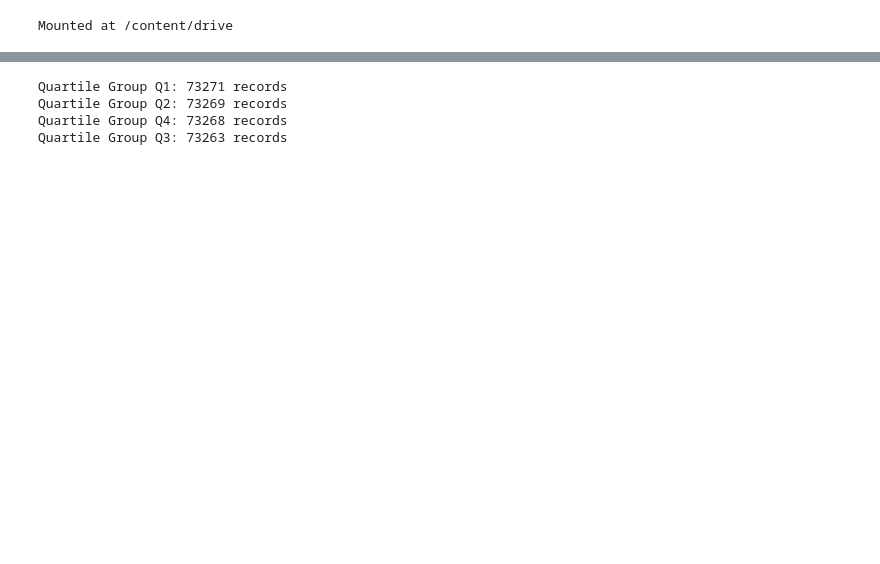
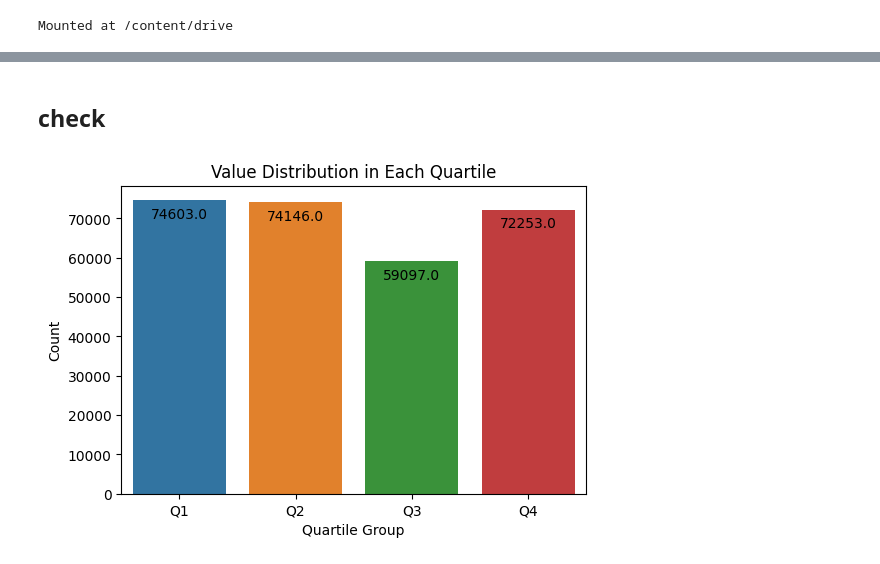
Before and after one commit to qmcnn/PROJECT, a Jupyter notebook: Quartile.ipynb, the cells around one changed output, grey strips where cells are left out. Drawn from its saved outputs; the diff is of its cells as text; code cells hidden in the pictures; blank space fills up the shorter version.

```diff
--- a/Quartile.ipynb
+++ b/Quartile.ipynb
@@ -72,13 +80,24 @@ slope
-# %%
-# Count the number of records in each group
-group_counts = slope['quartile_group'].value_counts()
-
-# Iterate over quartile groups and print the
-#ลูป for นี้จะวนลูปผ่านค่าที่อยู่ใน group_counts และแสดงข้อความที่บอกว่าเป็นกลุ่มควอนไทล์ใดพร้อมกับจำนวนระเบียนในกลุ่มนั้นออกทางหน้าจอ โดยใช้ .items() เพื่อรับค่าแต่ละคู่ใน Series และแสดงผลลัพธ์ในรูปแบบ "Quartile Group [ชื่อกลุ่ม]: [จำนวนระเบียน] records"
-for group_label, count in group_counts.items():
-    print(f'Quartile Group {group_label}: {count} records')
-# %% [output]
-Quartile Group Q1: 73271 records
-Quartile Group Q2: 73269 records
-Quartile Group Q4: 73268 records
-Quartile Group Q3: 73263 records
+# %% [markdown]
+## **check**
+# %%
+import pandas as pd
+import seaborn as sns
+import matplotlib.pyplot as plt
+
+quartile_counts = slope['SlopeCategory'].value_counts()
+desired_order = ['Q1', 'Q2', 'Q3', 'Q4']
+
+# Step 2: Create a bar plot to visualize the quartile distribution with actual counts on top of each bar
+plt.figure(figsize=(6, 4))
+ax = sns.barplot(x=quartile_counts.index, y=quartile_counts.values, order=desired_order)
+plt.xlabel('Quartile Group')
+plt.ylabel('Count')
+plt.title('Value Distribution in Each Quartile')
+
+# Display the counts on top of each bar
+for p in ax.patches:
+    ax.annotate(f'{p.get_height()}', (p.get_x() + p.get_width() / 2., p.get_height()),
+                ha='center', va='center', xytext=(0, -10), textcoords='offset points')
+plt.show()
+# %% [output]
+[figure, added]
```
Also changed, not shown: parts of 18 cells of this notebook.
